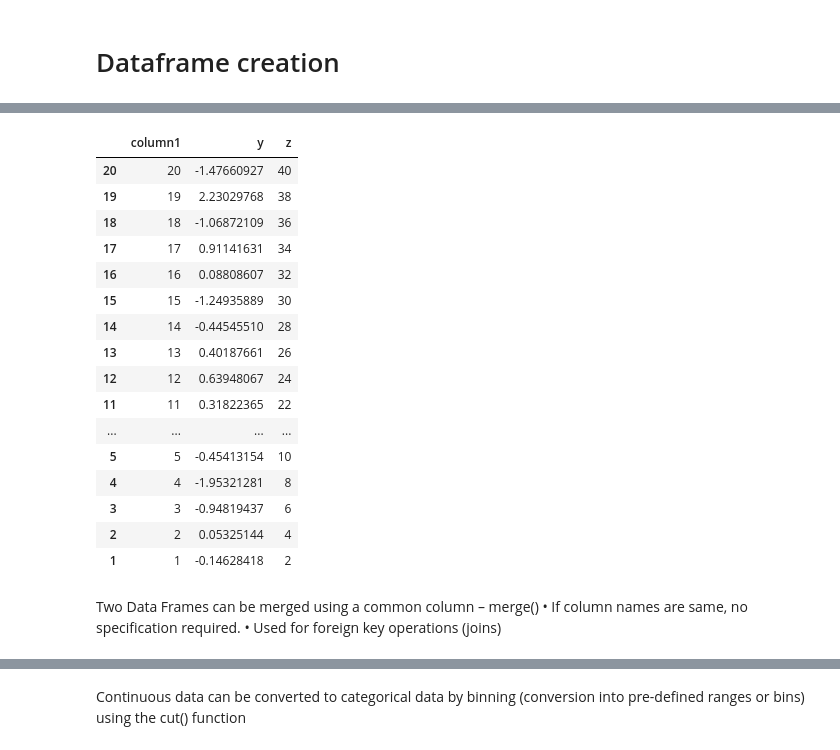
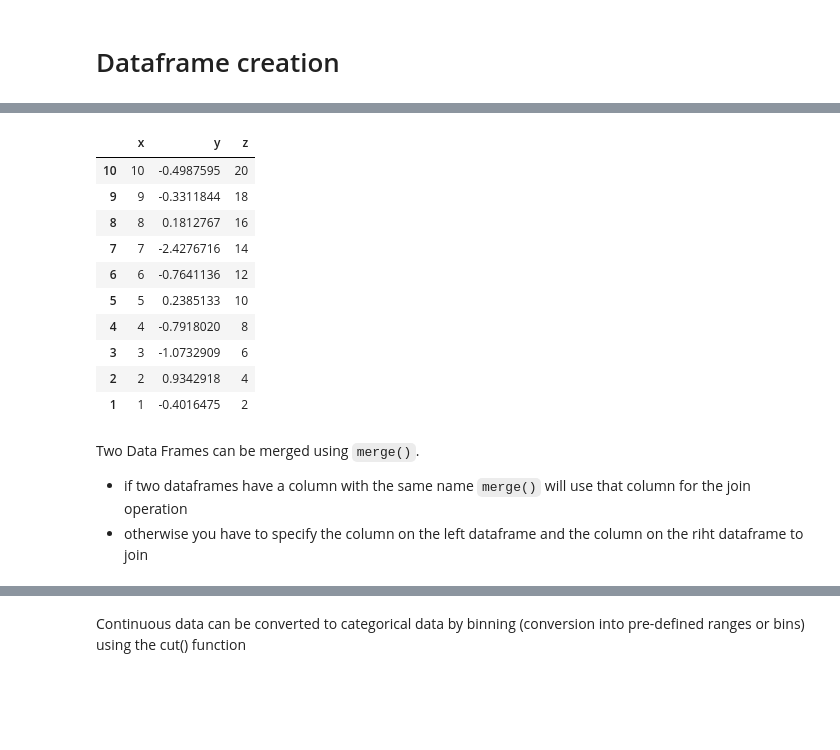
Before and after one commit to andrgig/Data-Science-for-Management, a Jupyter notebook: R Course for Data Science.ipynb, the cells around one changed output, grey strips where cells are left out. Drawn from its saved outputs; the diff is of its cells as text; code cells hidden in the pictures; blank space fills up the shorter version.

```diff
--- a/R Course for Data Science.ipynb
+++ b/R Course for Data Science.ipynb
@@ -1058,0 +1219,4 @@ merge() function
+# %%
+df1 <- data.frame(x = seq_len(10), y =rnorm(10), z = 2*seq_len(10))
+df2 <- data.frame(xx = 10 + seq_len(10), yy =rnorm(10), zz = 2*(10+seq_len(10)))
+df1; df2
@@ -1089,25 +1325,19 @@ df[order(df$y) , ]
 # %%
-df[order(-df$z, df$y),]
+df1[order(-df1$z, df1$y),]
 # %% [output]
-|  | column1 | y | z |
-| 20 | 20 | -1.47660927 | 40 |
-| 19 | 19 | 2.23029768 | 38 |
-| 18 | 18 | -1.06872109 | 36 |
-| 17 | 17 | 0.91141631 | 34 |
-| 16 | 16 | 0.08808607 | 32 |
-| 15 | 15 | -1.24935889 | 30 |
-| 14 | 14 | -0.44545510 | 28 |
-| 13 | 13 | 0.40187661 | 26 |
-| 12 | 12 | 0.63948067 | 24 |
-| 11 | 11 | 0.31822365 | 22 |
-| ... | ... | ... | ... |
-| 5 | 5 | -0.45413154 | 10 |
-| 4 | 4 | -1.95321281 | 8 |
-| 3 | 3 | -0.94819437 | 6 |
-| 2 | 2 | 0.05325144 | 4 |
-| 1 | 1 | -0.14628418 | 2 |
+|  | x | y | z |
+| 10 | 10 | -0.4987595 | 20 |
+| 9 | 9 | -0.3311844 | 18 |
+| 8 | 8 | 0.1812767 | 16 |
+| 7 | 7 | -2.4276716 | 14 |
+| 6 | 6 | -0.7641136 | 12 |
+| 5 | 5 | 0.2385133 | 10 |
+| 4 | 4 | -0.7918020 | 8 |
+| 3 | 3 | -1.0732909 | 6 |
+| 2 | 2 | 0.9342918 | 4 |
+| 1 | 1 | -0.4016475 | 2 |
-# %% [markdown]
-Two Data Frames can be merged using a common column – merge()
-• If column names are same, no specification required.
-• Used for foreign key operations (joins)
+# %% [markdown]
+Two Data Frames can be merged using `merge()`.
+- if two dataframes have a column with the same name `merge()` will use that column for the join operation
+- otherwise you have to specify the column on the left dataframe and the column on the riht dataframe to join
 # %%
```
Also changed, not shown: parts of 40 cells of this notebook.
